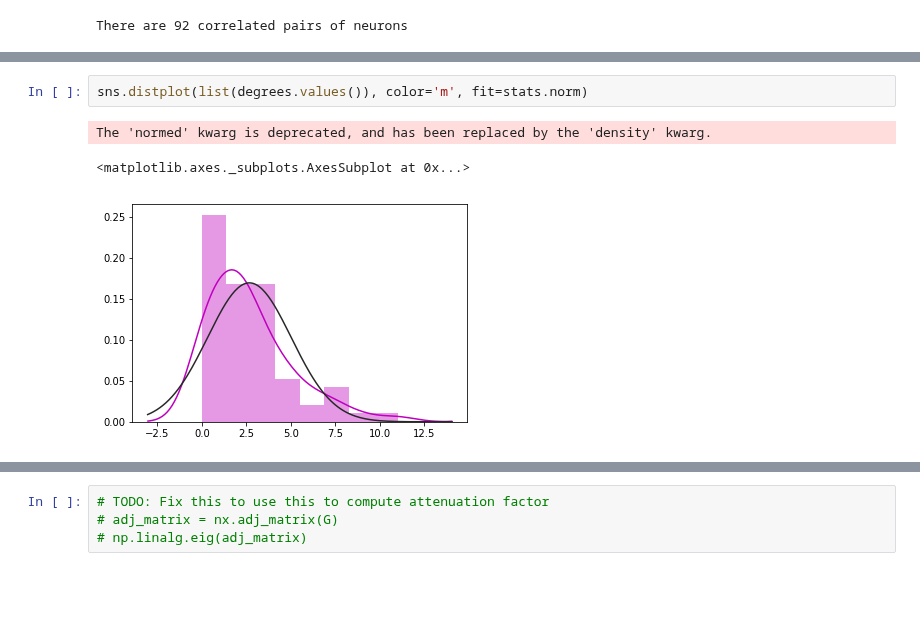
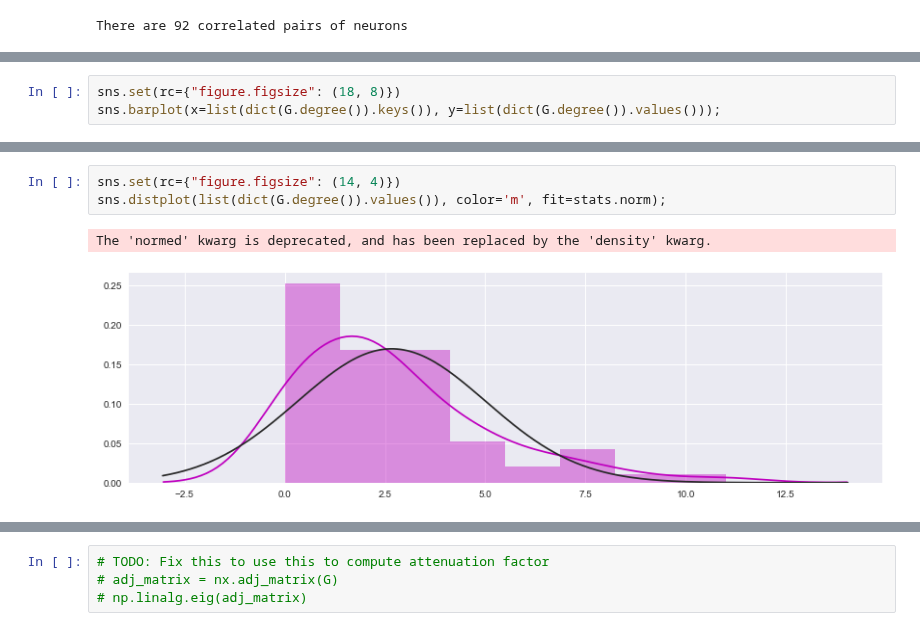
Before and after one commit to smu160/PvsNP, a Jupyter notebook: Graph_Analysis.ipynb, the cells around one changed output, grey strips where cells are left out. Cells and saved outputs as stored; diff of their text form; blank space fills up the shorter version.

Commit message:
Added explanations for all analysis. Added random sampling methodology and plots to visualize network measures

```diff
--- a/Graph_Analysis.ipynb
+++ b/Graph_Analysis.ipynb
@@ -94,0 +117,3 @@ DegreeView({1: 3, 2: 6, 3: 4, 4: 3, 5: 1, 6: 2, 7: 7, 8: 1, 9: 2, 10: 2, 11: 3,
+# %%
+sns.set(rc={"figure.figsize": (18, 8)})
+sns.barplot(x=list(dict(G.degree()).keys()), y=list(dict(G.degree()).values()));
@@ -95,6 +137,6 @@ DegreeView({1: 3, 2: 6, 3: 4, 4: 3, 5: 1, 6: 2, 7: 7, 8: 1, 9: 2, 10: 2, 11: 3,
 # %%
-sns.distplot(list(degrees.values()), color='m', fit=stats.norm)
+sns.set(rc={"figure.figsize": (14, 4)})
+sns.distplot(list(dict(G.degree()).values()), color='m', fit=stats.norm);
 # %% [output]
 The 'normed' kwarg is deprecated, and has been replaced by the 'density' kwarg.
-<matplotlib.axes._subplots.AxesSubplot at 0x...>
-[figure, old version]
+[figure, new version]
```
Also changed, not shown: parts of 26 cells of this notebook.
